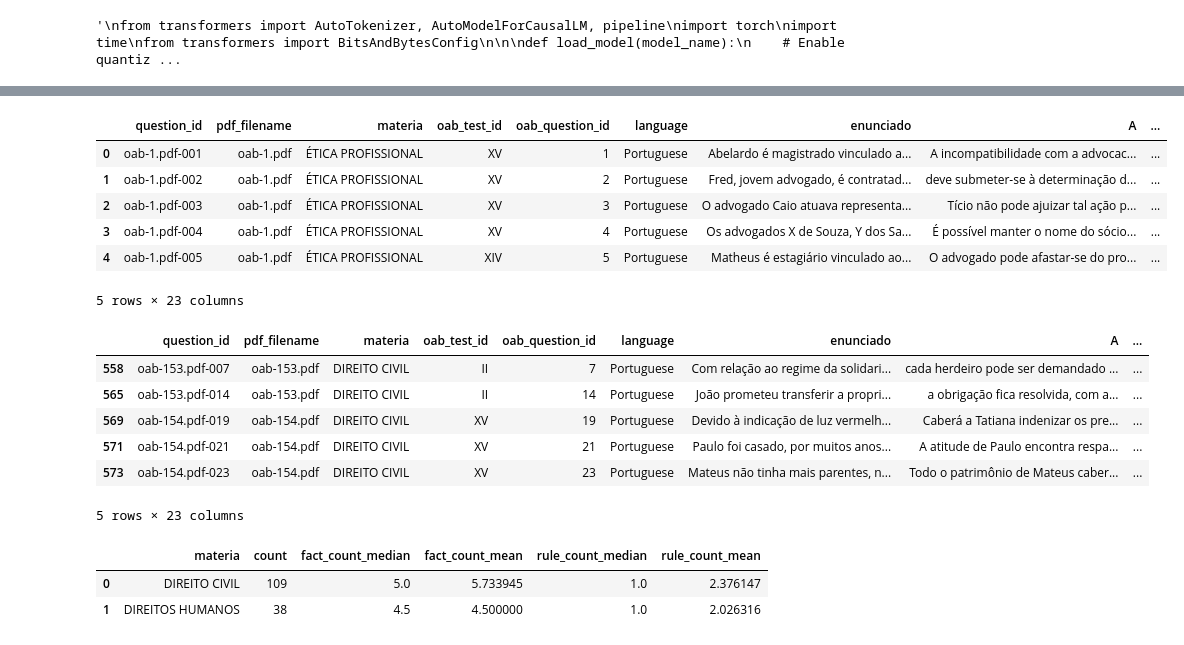
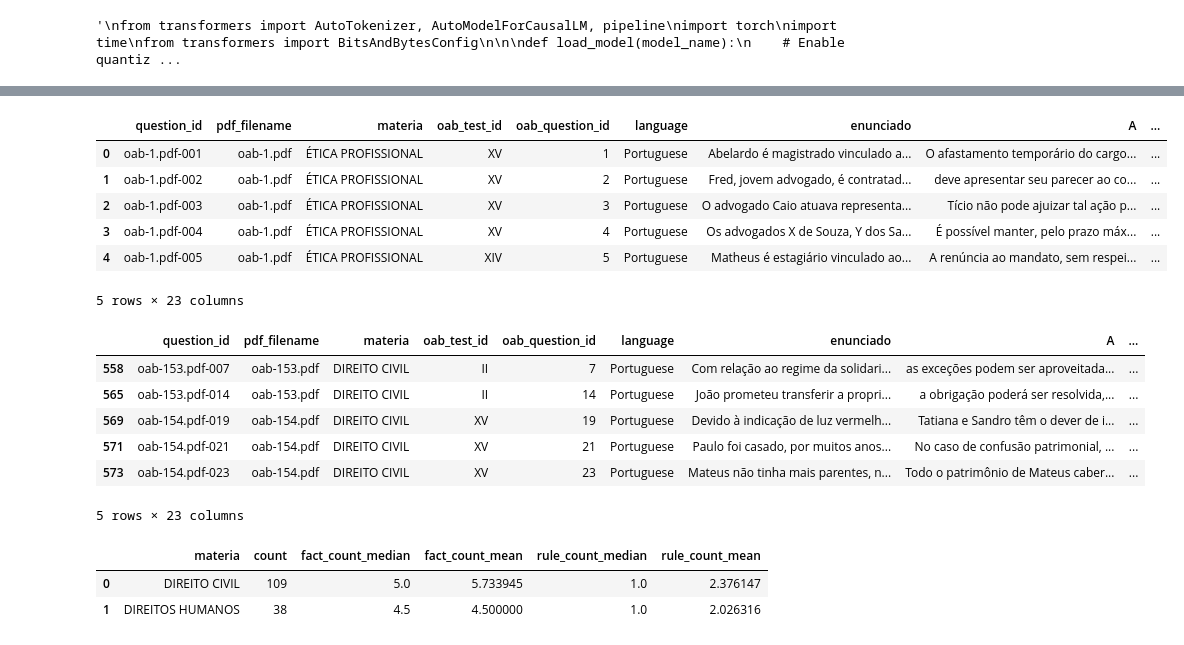
Before and after one commit to pcalais/law-cognitive-structure, a Jupyter notebook: notebooks/run-exam.ipynb, the cells around one changed output, grey strips where cells are left out. Cells and saved outputs as stored; diff of their text form; code cells hidden in the pictures.

```diff
--- a/notebooks/run-exam.ipynb
+++ b/notebooks/run-exam.ipynb
@@ -104,23 +104,23 @@ prompt = "Explique a teoria da relatividade em termos simples"
 # %%
 import pandas as pd
 
 # Caminho para o arquivo CSV
 
 language = 'portuguese'
-caminho_csv = f"../data/processed/oab_with_firac_{language}.csv"
+caminho_csv = f"../data/processed/oab_with_firac_{language}_shuffle.csv"
 
 # Lê o CSV em um DataFrame
 oab_questions_df = pd.read_csv(caminho_csv)
 
 # Visualiza as primeiras linhas
 oab_questions_df.head()
 # %% [output]
 |  | question_id | pdf_filename | materia | oab_test_id | oab_question_id | language | enunciado | A | ... |
-| 0 | oab-1.pdf-001 | oab-1.pdf | ÉTICA PROFISSIONAL | XV | 1 | Portuguese | Abelardo é magistrado vinculado a... | A incompatibilidade com a advocac... | ... |
-| 1 | oab-1.pdf-002 | oab-1.pdf | ÉTICA PROFISSIONAL | XV | 2 | Portuguese | Fred, jovem advogado, é contratad... | deve submeter-se à determinação d... | ... |
+| 0 | oab-1.pdf-001 | oab-1.pdf | ÉTICA PROFISSIONAL | XV | 1 | Portuguese | Abelardo é magistrado vinculado a... | O afastamento temporário do cargo... | ... |
+| 1 | oab-1.pdf-002 | oab-1.pdf | ÉTICA PROFISSIONAL | XV | 2 | Portuguese | Fred, jovem advogado, é contratad... | deve apresentar seu parecer ao co... | ... |
 | 2 | oab-1.pdf-003 | oab-1.pdf | ÉTICA PROFISSIONAL | XV | 3 | Portuguese | O advogado Caio atuava representa... | Tício não pode ajuizar tal ação p... | ... |
-| 3 | oab-1.pdf-004 | oab-1.pdf | ÉTICA PROFISSIONAL | XV | 4 | Portuguese | Os advogados X de Souza, Y dos Sa... | É possível manter o nome do sócio... | ... |
-| 4 | oab-1.pdf-005 | oab-1.pdf | ÉTICA PROFISSIONAL | XIV | 5 | Portuguese | Matheus é estagiário vinculado ao... | O advogado pode afastar-se do pro... | ... |
+| 3 | oab-1.pdf-004 | oab-1.pdf | ÉTICA PROFISSIONAL | XV | 4 | Portuguese | Os advogados X de Souza, Y dos Sa... | É possível manter, pelo prazo máx... | ... |
+| 4 | oab-1.pdf-005 | oab-1.pdf | ÉTICA PROFISSIONAL | XIV | 5 | Portuguese | Matheus é estagiário vinculado ao... | A renúncia ao mandato, sem respei... | ... |
 5 rows × 23 columns
 # %%
 oab_questions_df = oab_questions_df[
@@ -132,10 +132,10 @@ oab_questions_df = oab_questions_df[
 oab_questions_df.head()
 # %% [output]
 |  | question_id | pdf_filename | materia | oab_test_id | oab_question_id | language | enunciado | A | ... |
-| 558 | oab-153.pdf-007 | oab-153.pdf | DIREITO CIVIL | II | 7 | Portuguese | Com relação ao regime da solidari... | cada herdeiro pode ser demandado ... | ... |
-| 565 | oab-153.pdf-014 | oab-153.pdf | DIREITO CIVIL | II | 14 | Portuguese | João prometeu transferir a propri... | a obrigação fica resolvida, com a... | ... |
-| 569 | oab-154.pdf-019 | oab-154.pdf | DIREITO CIVIL | XV | 19 | Portuguese | Devido à indicação de luz vermelh... | Caberá a Tatiana indenizar os pre... | ... |
-| 571 | oab-154.pdf-021 | oab-154.pdf | DIREITO CIVIL | XV | 21 | Portuguese | Paulo foi casado, por muitos anos... | A atitude de Paulo encontra respa... | ... |
+| 558 | oab-153.pdf-007 | oab-153.pdf | DIREITO CIVIL | II | 7 | Portuguese | Com relação ao regime da solidari... | as exceções podem ser aproveitada... | ... |
+| 565 | oab-153.pdf-014 | oab-153.pdf | DIREITO CIVIL | II | 14 | Portuguese | João prometeu transferir a propri... | a obrigação poderá ser resolvida,... | ... |
+| 569 | oab-154.pdf-019 | oab-154.pdf | DIREITO CIVIL | XV | 19 | Portuguese | Devido à indicação de luz vermelh... | Tatiana e Sandro têm o dever de i... | ... |
+| 571 | oab-154.pdf-021 | oab-154.pdf | DIREITO CIVIL | XV | 21 | Portuguese | Paulo foi casado, por muitos anos... | No caso de confusão patrimonial, ... | ... |
 | 573 | oab-154.pdf-023 | oab-154.pdf | DIREITO CIVIL | XV | 23 | Portuguese | Mateus não tinha mais parentes, n... | Todo o patrimônio de Mateus caber... | ... |
 5 rows × 23 columns
 # %%
```
Also changed, not shown: parts of 5 cells of this notebook.
